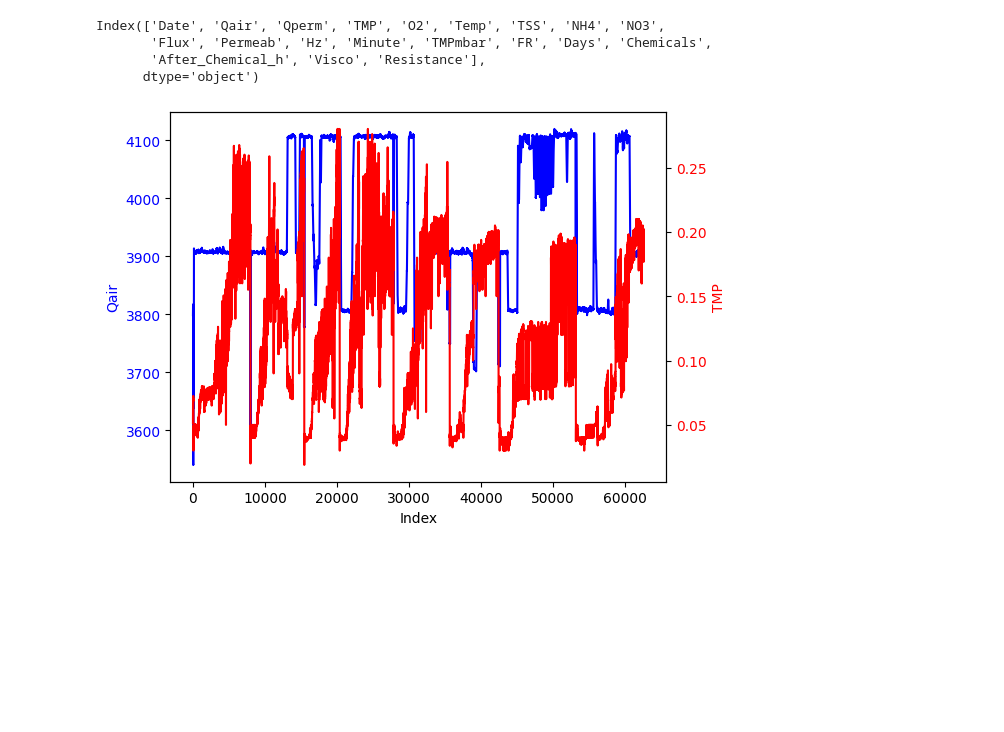
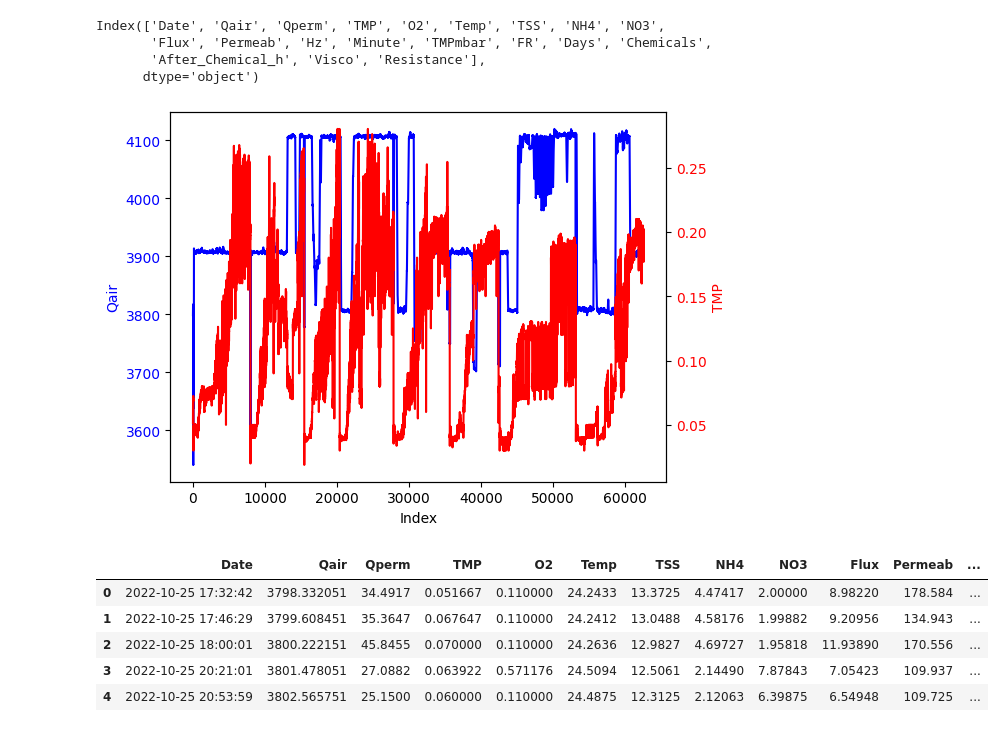
Before and after one commit to BacterioBranches/MBR_ML_model, a Jupyter notebook: main.ipynb, the cells around one changed output. Cells and saved outputs as stored; diff of their text form; code cells hidden in the pictures; blank space fills up the shorter version.

```diff
--- a/main.ipynb
+++ b/main.ipynb
@@ -89,21 +89,30 @@ Index(['Date', 'Qair', 'Qperm', 'TMP', 'O2', 'Temp', 'TSS', 'NH4', 'NO3',
 # %%
 # Set a copy of the DF0 to work with
 df = df0.copy()
+# Do a rolling mean for the air scour flow to reduce the noise
 df['Qair'] = lf.rolling_mean_centered(df['Qair'].values, 100)
+# Exclude the iniial and end values fue to are not representative
 df = df.iloc[2370:65041]
 df.reset_index(drop = True, inplace = True)
 
 fig, ax1 = plt.subplots()
 ax1.plot(df.index, df['Qair'], color='blue')
 ax1.set_xlabel('Index')
 ax1.set_ylabel('Qair', color='blue')
 ax1.tick_params(axis='y', labelcolor='blue')
 
 ax2 = ax1.twinx()
 ax2.plot(df.index, df['TMP'], color='red')
 ax2.set_ylabel('TMP', color='red')
 ax2.tick_params(axis='y', labelcolor='red')
 
 plt.show()
+df.head()
 # %% [output]
 [figure]
+|  | Date | Qair | Qperm | TMP | O2 | Temp | TSS | NH4 | NO3 | Flux | Permeab | ... |
+| 0 | 2022-10-25 17:32:42 | 3798.332051 | 34.4917 | 0.051667 | 0.110000 | 24.2433 | 13.3725 | 4.47417 | 2.00000 | 8.98220 | 178.584 | ... |
+| 1 | 2022-10-25 17:46:29 | 3799.608451 | 35.3647 | 0.067647 | 0.110000 | 24.2412 | 13.0488 | 4.58176 | 1.99882 | 9.20956 | 134.943 | ... |
+| 2 | 2022-10-25 18:00:01 | 3800.222151 | 45.8455 | 0.070000 | 0.110000 | 24.2636 | 12.9827 | 4.69727 | 1.95818 | 11.93890 | 170.556 | ... |
+| 3 | 2022-10-25 20:21:01 | 3801.478051 | 27.0882 | 0.063922 | 0.571176 | 24.5094 | 12.5061 | 2.14490 | 7.87843 | 7.05423 | 109.937 | ... |
+| 4 | 2022-10-25 20:53:59 | 3802.565751 | 25.1500 | 0.060000 | 0.110000 | 24.4875 | 12.3125 | 2.12063 | 6.39875 | 6.54948 | 109.725 | ... |
```
Also changed, not shown: parts of 9 cells of this notebook, 4 other files.
